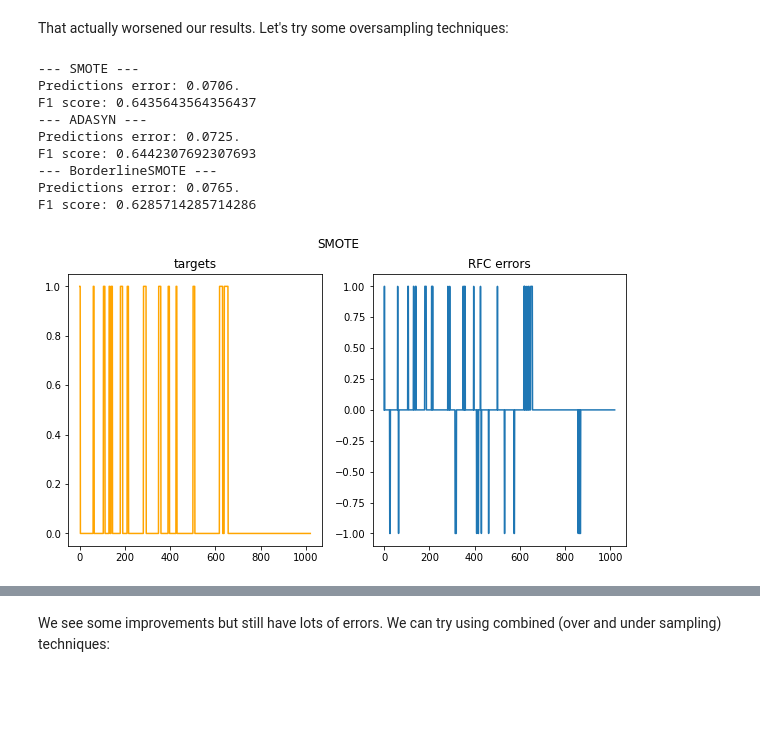
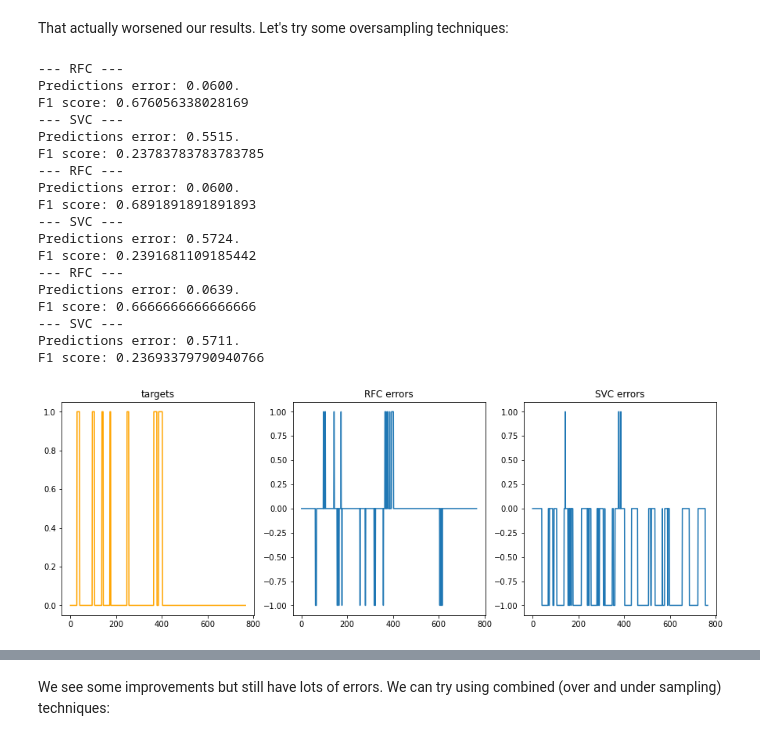
Before and after one commit to JulianGiles/yessMLG, a Jupyter notebook: flash_drought_ML.ipynb, the cells around one changed output, grey strips where cells are left out. Cells and saved outputs as stored; diff of their text form; code cells hidden in the pictures; blank space fills up the shorter version.

```diff
--- a/flash_drought_ML.ipynb
+++ b/flash_drought_ML.ipynb
@@ -288,23 +293,11 @@ var_features = ['10m_u_component_of_wind', '10m_v_component_of_wind', \
 model_RFC = RandomForestClassifier()
 model_SVC = SVC()
 
-# We will choose the date that splits the period into two subsets (training and testing) with a 70-30 proportion of flash drought pentads
-fdindex_sp = fdindex.loc[{lon_name: sample_point[0], lat_name: sample_point[1]}]
-N = 1
-Nfd = 0
-while Nfd < 0.7:
-    Nfd = fdindex_sp[:N].sum(dim=timename)/fdindex_sp.sum(dim=timename)
-    N+=1
+# Split the data into training and testing
+x = np.stack([np.asarray(data_pentad[vf].to_array()[0].loc[{lon_name: sample_point[0], lat_name: sample_point[1] } ] ) for vf in var_features ], axis=-1)
+y = np.asarray(fdindex.loc[{lon_name: sample_point[0], lat_name: sample_point[1]}], dtype=int)
 
-# dates to split the dataset (start train, end train, start test, end test)
-date_split = (start_date, fdindex_sp[N-1][timename].values, fdindex_sp[N][timename].values, end_date)
-
-# split into training and test datasets
-x_train = np.stack([np.asarray(data_pentad[vf].to_array()[0].loc[{lon_name: sample_point[0], lat_name: sample_point[1], timename:slice(date_split[0], date_split[1]) } ] ) for vf in var_features ], axis=-1)
-y_train = np.asarray(fdindex.loc[{lon_name: sample_point[0], lat_name: sample_point[1], timename:slice(date_split[0], date_split[1])}], dtype=int)
-
-x_test = np.stack([np.asarray(data_pentad[vf].to_array()[0].loc[{lon_name: sample_point[0], lat_name: sample_point[1], timename:slice(date_split[2], date_split[3]) } ] ) for vf in var_features ], axis=-1)
-y_test = np.asarray(fdindex.loc[{lon_name: sample_point[0], lat_name: sample_point[1], timename:slice(date_split[2], date_split[3])}], dtype=int)
+x_train, x_test, y_train, y_test = train_test_split(x,y, shuffle=False, test_size = 0.25, random_state =42)
 
 
 # fill missing values with the mean of the series
@@ -431,42 +543,63 @@ Text(0.5, 1.0, 'RFC errors')
 That actually worsened our results. Let's try some oversampling techniques:
 # %%
 model_RFC.class_weight = None
+model_SVC.class_weight = None
 
 ###### Try again using oversampling techniques
 from imblearn.over_sampling import SMOTE, ADASYN, BorderlineSMOTE
 
 x_train_os = dict()
 y_train_os = dict()
 
 for OS, OSname in [(SMOTE(), 'SMOTE'), (ADASYN(), 'ADASYN'), (BorderlineSMOTE(), 'BorderlineSMOTE')]:
 
     x_train_os[OSname], y_train_os[OSname] = OS.fit_resample(x_train_imp, y_train)
 
     model_RFC.fit(x_train_os[OSname], y_train_os[OSname])
 
-    # test the model
-    preds = model_RFC.predict(x_test_imp)
+    model_SVC.fit(x_train_os[OSname], y_train_os[OSname])
+
+
+    # test the models
+    preds_RFC = model_RFC.predict(x_test_imp)
+    preds_SVC = model_SVC.predict(x_test_imp)
 
     #check errors and plot predictions
-    print('--- '+OSname+' ---')
-    preds_error = np.mean(abs(preds-y_test))
-    print('Predictions error: {:0.4f}.' .format(preds_error))
-    print('F1 score: '+str(f1_score(y_test, preds)))
+    preds_error_RFC = np.mean(abs(preds_RFC-y_test))
+    preds_error_SVC = np.mean(abs(preds_SVC-y_test))
 
-    fig, ax = plt.subplots(1,2, figsize=(10,5))
-    plt.suptitle(OSname)
+    print('--- RFC ---')
+    print('Predictions error: {:0.4f}.' .format(preds_error_RFC))
+    print('F1 score: '+str(f1_score(y_test, preds_RFC)))
+
+    print('--- SVC ---')
+    print('Predictions error: {:0.4f}.' .format(preds_error_SVC))
+    print('F1 score: '+str(f1_score(y_test, preds_SVC)))
+
+    fig, ax = plt.subplots(1,3, figsize=(15,5))
     ax[0].plot(y_test, color= 'orange')
     ax[0].set_title('targets')
-    ax[1].plot(y_test-preds)
+    ax[1].plot(y_test-preds_RFC)
     ax[1].set_title('RFC errors')
+    ax[2].plot(y_test-preds_SVC)
+    ax[2].set_title('SVC errors')
 # %% [output]
---- SMOTE ---
-Predictions error: 0.0706.
-F1 score: 0.6435643564356437
---- ADASYN ---
-Predictions error: 0.0725.
-F1 score: 0.6442307692307693
---- BorderlineSMOTE ---
-Predictions error: 0.0765.
-F1 score: 0.6285714285714286
+--- RFC ---
+Predictions error: 0.0600.
+F1 score: 0.676056338028169
+--- SVC ---
+Predictions error: 0.5515.
+F1 score: 0.23783783783783785
+--- RFC ---
+Predictions error: 0.0600.
+F1 score: 0.6891891891891893
+--- SVC ---
+Predictions error: 0.5724.
+F1 score: 0.2391681109185442
+--- RFC ---
+Predictions error: 0.0639.
+F1 score: 0.6666666666666666
+--- SVC ---
+Predictions error: 0.5711.
+F1 score: 0.23693379790940766
-[figure, old version]
+[figure, new version]
```
Also changed, not shown: parts of 29 cells of this notebook.
